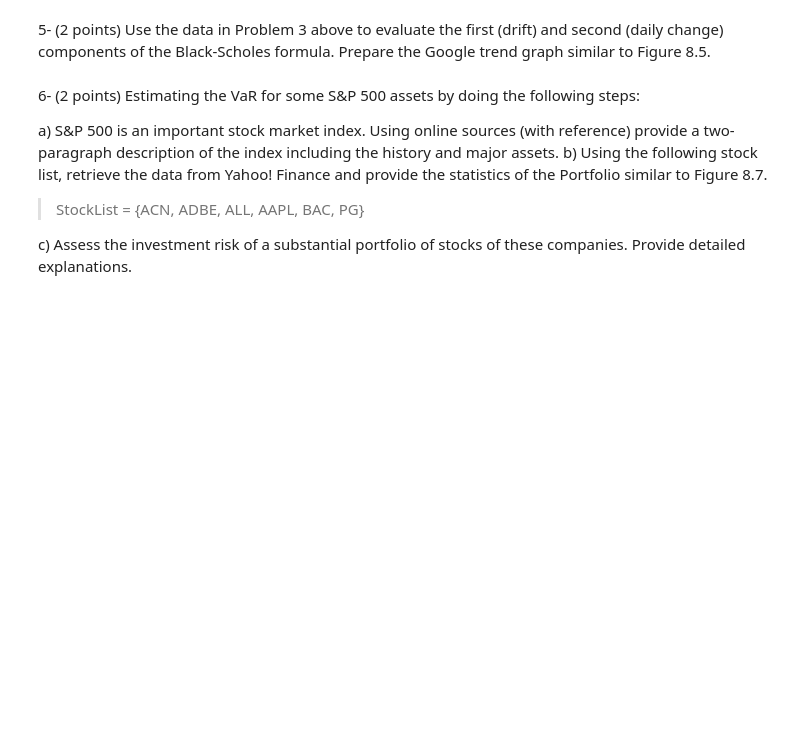
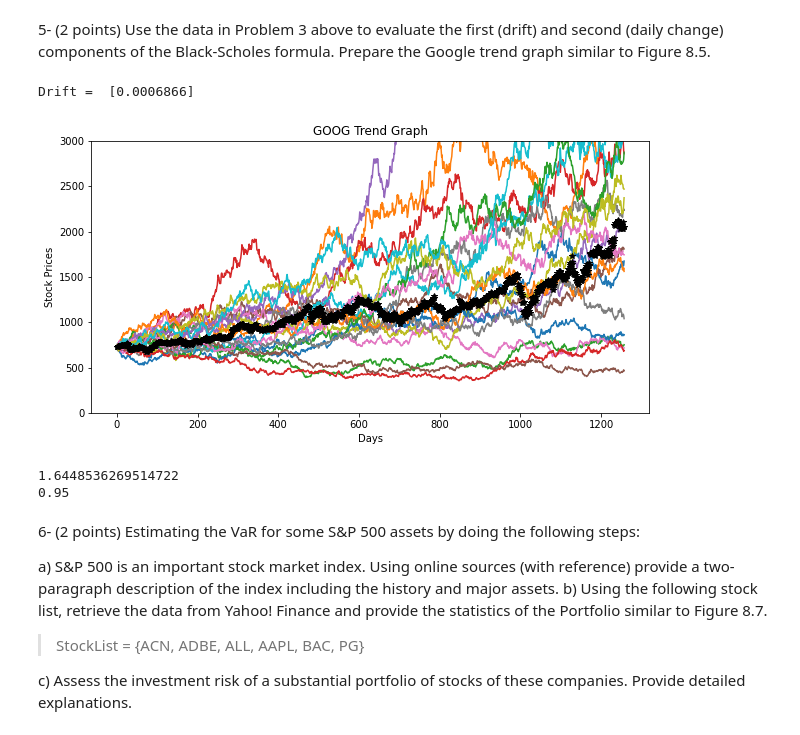
Before and after one commit to twyunting/CSC-632_Intro-to-Simulation-and-Modeling, a Jupyter notebook: homeworks/hw3/CSC-632 HW3_Yunting Chiu.ipynb, the cells around one changed output. Cells and saved outputs as stored; diff of their text form; code cells hidden in the pictures; blank space fills up the shorter version.

```diff
--- a/homeworks/hw3/CSC-632 HW3_Yunting Chiu.ipynb
+++ b/homeworks/hw3/CSC-632 HW3_Yunting Chiu.ipynb
@@ -125,5 +123,66 @@ Date
 # %% [markdown]
 5- (2 points) Use the data in Problem 3 above to evaluate the first (drift) and second (daily change) components of the Black-Scholes formula. Prepare the Google trend graph similar to Figure 8.5.
+# %%
+# Black-Scholes model (BS) - stocks, currencies, and interest rates
+from scipy.stats import norm
+from pandas.plotting import register_matplotlib_converters
+register_matplotlib_converters()
+
+MeanLogReturns = np.array(googLogReturns.mean()) # mean
+# print(MeanLogReturns)
+
+VarLogReturns = np.array(googLogReturns.var()) # variance
+
+StdevLogReturns = np.array(googLogReturns.std()) # standard deviation
+
+# we need the mean and variance to evaluate the drift
+Drift = MeanLogReturns - (0.5 * VarLogReturns) # why -0.5? Because historical values are eroded in the future
+print("Drift = ",Drift)
+
+# set the number of intervals and iterations
+NumIntervals = int(goog.count()) # equal to the number of the observations: 1258
+Iterations = 20 # the number of simulation models that we intend to develop
+
+# generate the random distribution, will return 1258*20 matrix
+np.random.seed(1)
+SBMotion = norm.ppf(np.random.rand(NumIntervals, Iterations))
+"""
+np.random.rand: Create an array of the given shape and populate it with random samples from a uniform distribution over [0, 1): return 1258 rows*20 columns
+norm.ppf: The .ppf() function calculates the probability for a given normal distribution value. That is, proability of PDF.
+"""
+
+DailyReturns = np.exp(Drift + StdevLogReturns * SBMotion) # A positive return means the stock has grown in value
+# print(DailyReturns)
+
+# Start to predict the prices
+StartStockPrices = goog.iloc[0] # extract the specific observation, recover the first value
+# print(StartStockPrices)
+StockPrice = np.zeros_like(DailyReturns) # return an array of zeros with the same shape and type as a given array
+StockPrice[0] = StartStockPrices
+
+for time in range(1, NumIntervals):
+
+    StockPrice[time] = StockPrice[time - 1] * DailyReturns[time] # BS model
+
+# Plot
+plt.figure(figsize=(10,5))
+plt.plot(StockPrice)
+# add actual trend as Google stock prices in the last 5 years as black line
+googTrend = np.array(goog.iloc[:, 0:1])
+plt.plot(googTrend,'k*') # "k*" = * boad line, k = balck color
+plt.xlabel("Days"); plt.ylabel("Stock Prices"); plt.title("GOOG Trend Graph")
+plt.ylim(0, 3000) # we only want to focus on the most part of simulating result
+plt.show()
+# %% [output]
+Drift =  [0.0006866]
+[figure, added]
+# %%
+from scipy.stats import norm
+print(norm.ppf(0.95))
+print(norm.cdf(1.6448536269514722))
+# %% [output]
+1.6448536269514722
+0.95
 # %% [markdown]
 6- (2 points) Estimating the VaR for some S&P 500 assets by doing the following steps:
 
```
Also changed, not shown: parts of 4 cells of this notebook, 1 other file.
